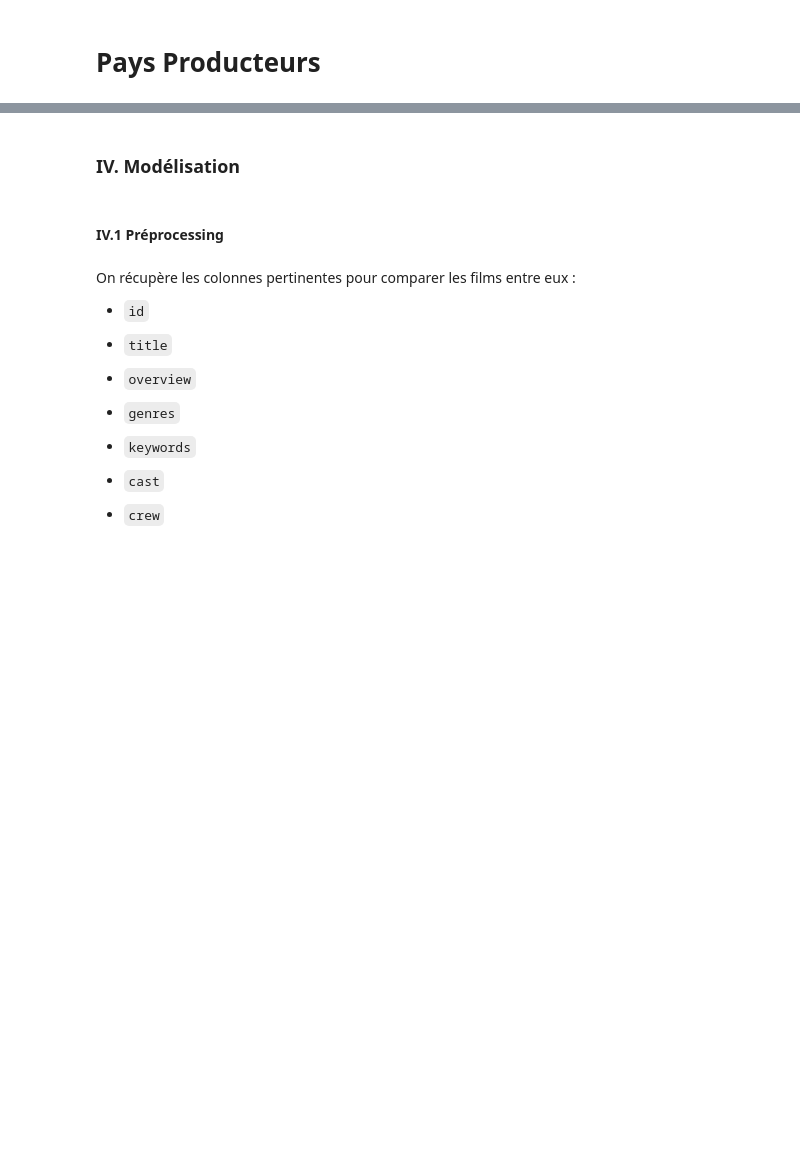
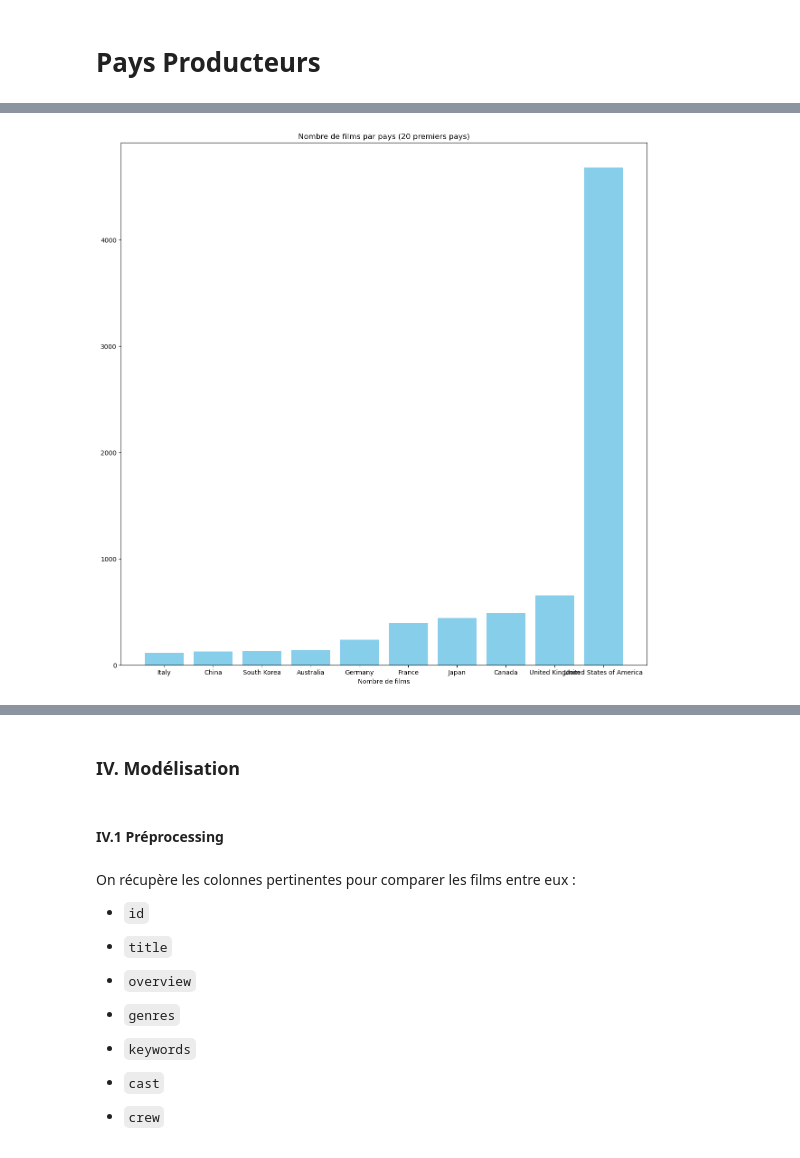
Before and after one commit to yassprogramme/Python_ENSAE_2A_app, a Jupyter notebook: Notebook.ipynb, the cells around one changed output, grey strips where cells are left out. Saved outputs shown, nothing was run; the diff lists cells and outputs as text; code cells hidden in the pictures; blank space fills up the shorter version.

```diff
--- a/Notebook.ipynb
+++ b/Notebook.ipynb
@@ -509,5 +363,0 @@ te ? cette langue a seulement 6 films mais en moyenne il dépense plus de 3 mill
-# %%
-movies_data['release_date']
-movies_data['release_date']=pd.to_datetime(movies_data['release_date'])
-# %%
-movies_data['release_year']=[date.year for date in movies_data['release_date']]
@@ -528,8 +363,0 @@ No artists with labels found to put in legend.  Note that artists whose label st
-# %%
-
-selected_columns=['id','title','original_title','overview','release_date','adult','popularity','vote_average','vote_count','poster_path','runtime','genres','production_companies','production_countries','spoken_languages','credits','keywords']
-movies_data=movies_data[selected_columns]
-# %%
-# Filtrer les films dont la date est antérieure à '2023-10-18'
-movies_data = movies_data[movies_data['release_date'] <= '2023-12-31']
-movies_data.reset_index(drop=True)
@@ -549,0 +428,15 @@ movies_data.reset_index(drop=True)
+# %%
+# Compter le nombre de films par pays
+films_par_pays = movies_data['production_countries'].value_counts().reset_index()
+films_par_pays.columns = ['Pays', 'Nombre de films']
+films_par_pays = films_par_pays.sort_values('Nombre de films', ascending=True)
+
+# Garder uniquement les 20 premiers pays pour l'affichage
+top_countries_to_keep = 10
+plt.figure(figsize=(15, 15))
+plt.bar(films_par_pays['Pays'].iloc[-top_countries_to_keep:], films_par_pays['Nombre de films'].iloc[-top_countries_to_keep:], color='skyblue')
+plt.xlabel('Nombre de films')
+plt.title('Nombre de films par pays (20 premiers pays)')
+plt.show()
+# %% [output]
+[figure, added]
```
Also changed, not shown: parts of 56 cells of this notebook.
